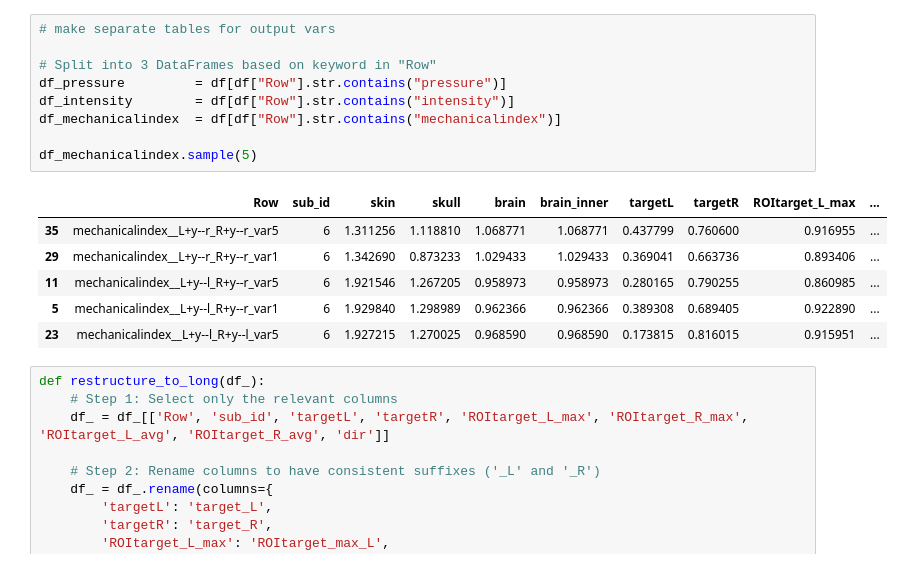
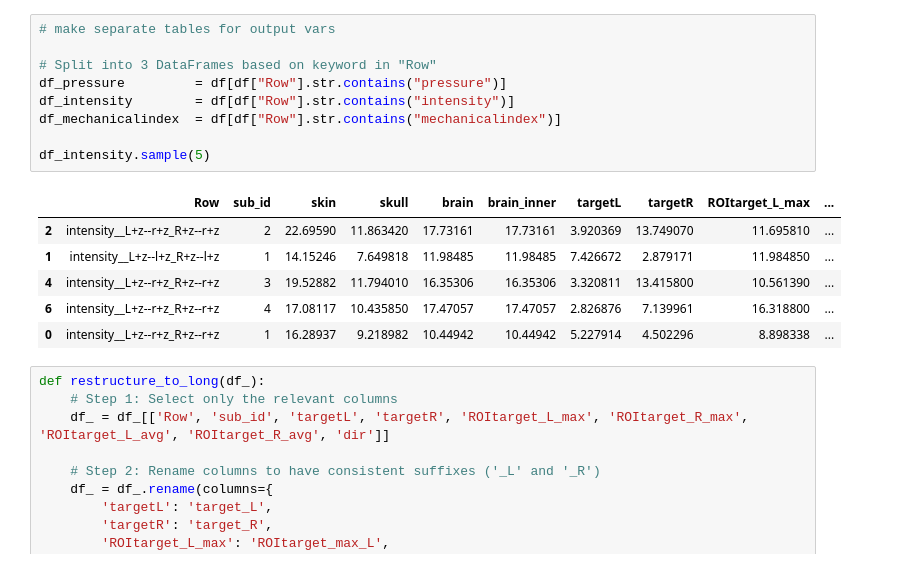
Before and after one commit to neurodream/PRESTUS, a Jupyter notebook: scripts/plot_acoustic_sims.ipynb, the cells around one changed output. Saved outputs shown, nothing was run; the diff lists cells and outputs as text.

```diff
--- a/scripts/plot_acoustic_sims.ipynb
+++ b/scripts/plot_acoustic_sims.ipynb
@@ -78,19 +43,19 @@ df.sample(5)
 # %%
 # make separate tables for output vars
 
 # Split into 3 DataFrames based on keyword in "Row"
 df_pressure         = df[df["Row"].str.contains("pressure")]
 df_intensity        = df[df["Row"].str.contains("intensity")]
 df_mechanicalindex  = df[df["Row"].str.contains("mechanicalindex")]
 
-df_mechanicalindex.sample(5)
+df_intensity.sample(5)
 # %% [output]
 |  | Row | sub_id | skin | skull | brain | brain_inner | targetL | targetR | ROItarget_L_max | ... |
-| 35 | mechanicalindex__L+y--r_R+y--r_var5 | 6 | 1.311256 | 1.118810 | 1.068771 | 1.068771 | 0.437799 | 0.760600 | 0.916955 | ... |
-| 29 | mechanicalindex__L+y--r_R+y--r_var1 | 6 | 1.342690 | 0.873233 | 1.029433 | 1.029433 | 0.369041 | 0.663736 | 0.893406 | ... |
-| 11 | mechanicalindex__L+y--l_R+y--r_var5 | 6 | 1.921546 | 1.267205 | 0.958973 | 0.958973 | 0.280165 | 0.790255 | 0.860985 | ... |
-| 5 | mechanicalindex__L+y--l_R+y--r_var1 | 6 | 1.929840 | 1.298989 | 0.962366 | 0.962366 | 0.389308 | 0.689405 | 0.922890 | ... |
-| 23 | mechanicalindex__L+y--l_R+y--l_var5 | 6 | 1.927215 | 1.270025 | 0.968590 | 0.968590 | 0.173815 | 0.816015 | 0.915951 | ... |
+| 2 | intensity__L+z--r+z_R+z--r+z | 2 | 22.69590 | 11.863420 | 17.73161 | 17.73161 | 3.920369 | 13.749070 | 11.695810 | ... |
+| 1 | intensity__L+z--l+z_R+z--l+z | 1 | 14.15246 | 7.649818 | 11.98485 | 11.98485 | 7.426672 | 2.879171 | 11.984850 | ... |
+| 4 | intensity__L+z--r+z_R+z--r+z | 3 | 19.52882 | 11.794010 | 16.35306 | 16.35306 | 3.320811 | 13.415800 | 10.561390 | ... |
+| 6 | intensity__L+z--r+z_R+z--r+z | 4 | 17.08117 | 10.435850 | 17.47057 | 17.47057 | 2.826876 | 7.139961 | 16.318800 | ... |
+| 0 | intensity__L+z--r+z_R+z--r+z | 1 | 16.28937 | 9.218982 | 10.44942 | 10.44942 | 5.227914 | 4.502296 | 8.898338 | ... |
 # %%
 def restructure_to_long(df_):
     # Step 1: Select only the relevant columns
```
Also changed, not shown: parts of 8 cells of this notebook, 33 other files.
